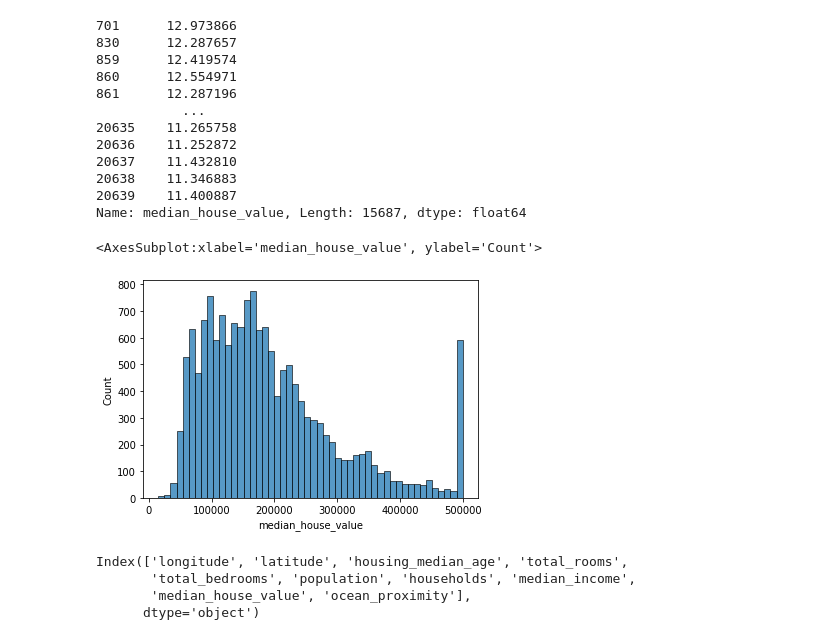
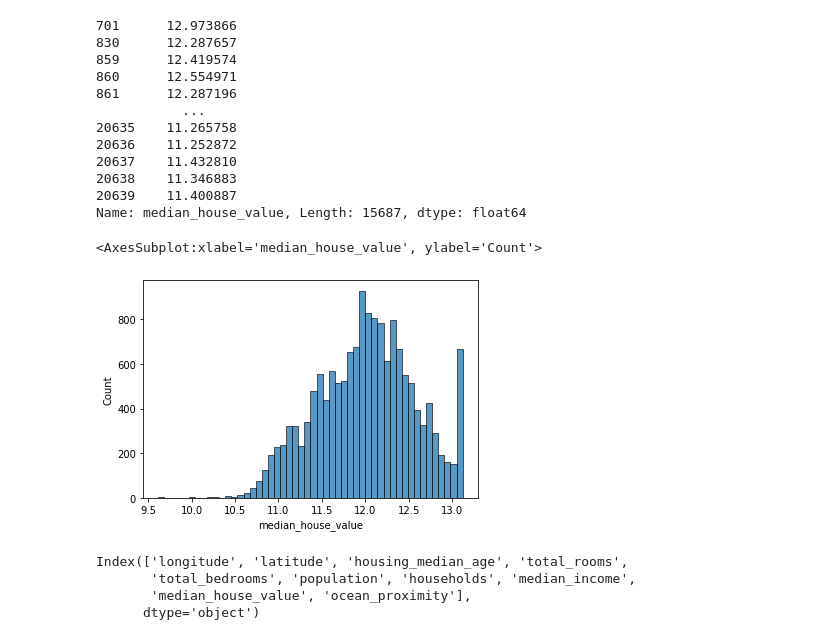
Before and after one commit to Ibeabuchi1/machine-learning-zoomcamp-2023, a Jupyter notebook: week_02/homework2.ipynb, the cells around one changed output. Saved outputs shown, nothing was run; the diff lists cells and outputs as text; code cells hidden in the pictures.

```diff
--- a/week_02/homework2.ipynb
+++ b/week_02/homework2.ipynb
@@ -86,10 +86,10 @@ np.log1p(df.median_house_value)
 20639    11.400887
 Name: median_house_value, Length: 15687, dtype: float64
 # %%
-sns.histplot(df.median_house_value, bins=50)
+sns.histplot(np.log1p(df.median_house_value), bins=50)
 # %% [output]
 <AxesSubplot:xlabel='median_house_value', ylabel='Count'>
-[figure, old version]
+[figure, new version]
 # %%
 df.columns
 # %% [output]
```
Also changed, not shown: parts of 14 cells of this notebook.
